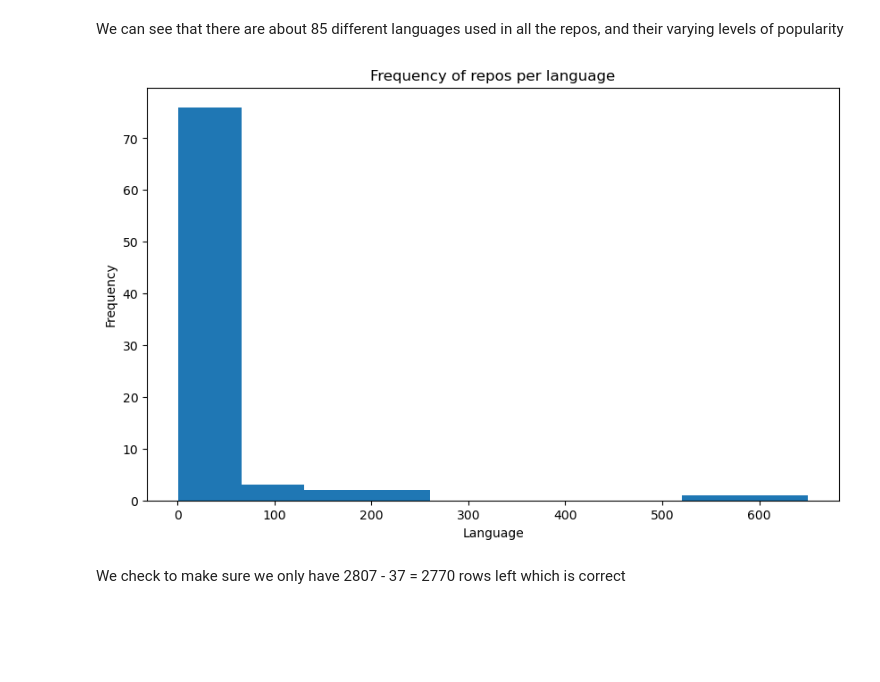
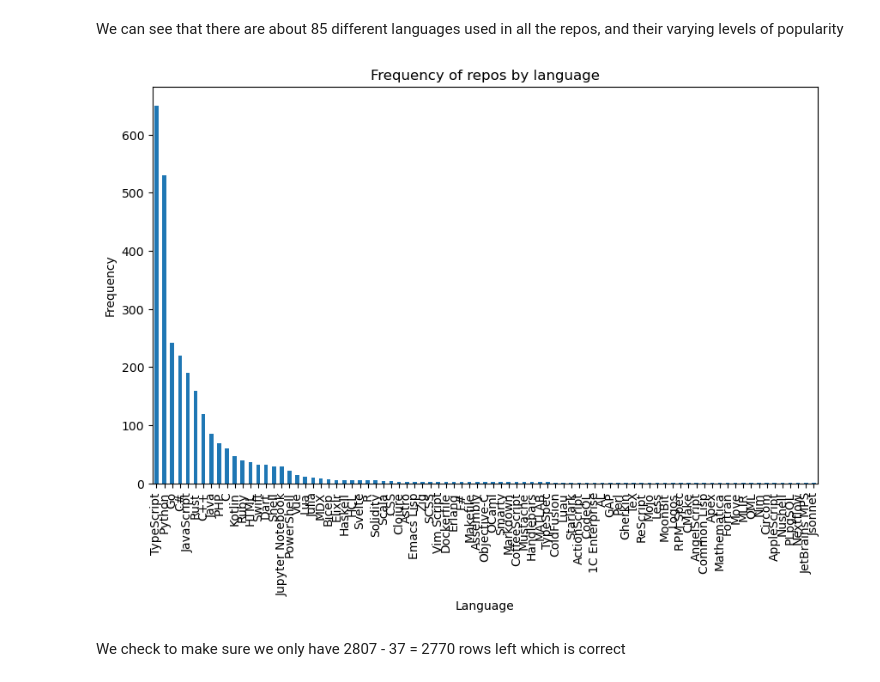
Before and after one commit to yueywangse/542Project, a Jupyter notebook: projectQ1.ipynb, the cells around one changed output. Cells and saved outputs as stored; diff of their text form; code cells hidden in the pictures; blank space fills up the shorter version.

```diff
--- a/projectQ1.ipynb
+++ b/projectQ1.ipynb
@@ -107,20 +107,16 @@ Name: count, Length: 85, dtype: int64
 # %% [markdown]
 We can see that there are about 85 different languages used in all the repos, and their varying levels of popularity
 # %%
-#85 is too many to show on a graph so we'll show all repo frequncies with frequency over 10
-
 import matplotlib.pyplot as plt
 
-filtered_repos = repo_df['language']
-
-plt.figure(figsize=(10, 6))
-plt.hist(repos_per_language)
+repos_per_language.plot(kind='bar', figsize=(10, 6))
 plt.xlabel("Language")
 plt.ylabel("Frequency")
-plt.title("Frequency of repos per language")
+plt.title("Frequency of repos by language")
+plt.savefig('repos.png')
 plt.show()
 # %% [output]
-[figure, old version]
+[figure, new version]
 # %% [markdown]
 We check to make sure we only have 2807 - 37 = 2770 rows left which is correct
 # %%
```
Also changed, not shown: parts of 4 cells of this notebook, 4 other files.
